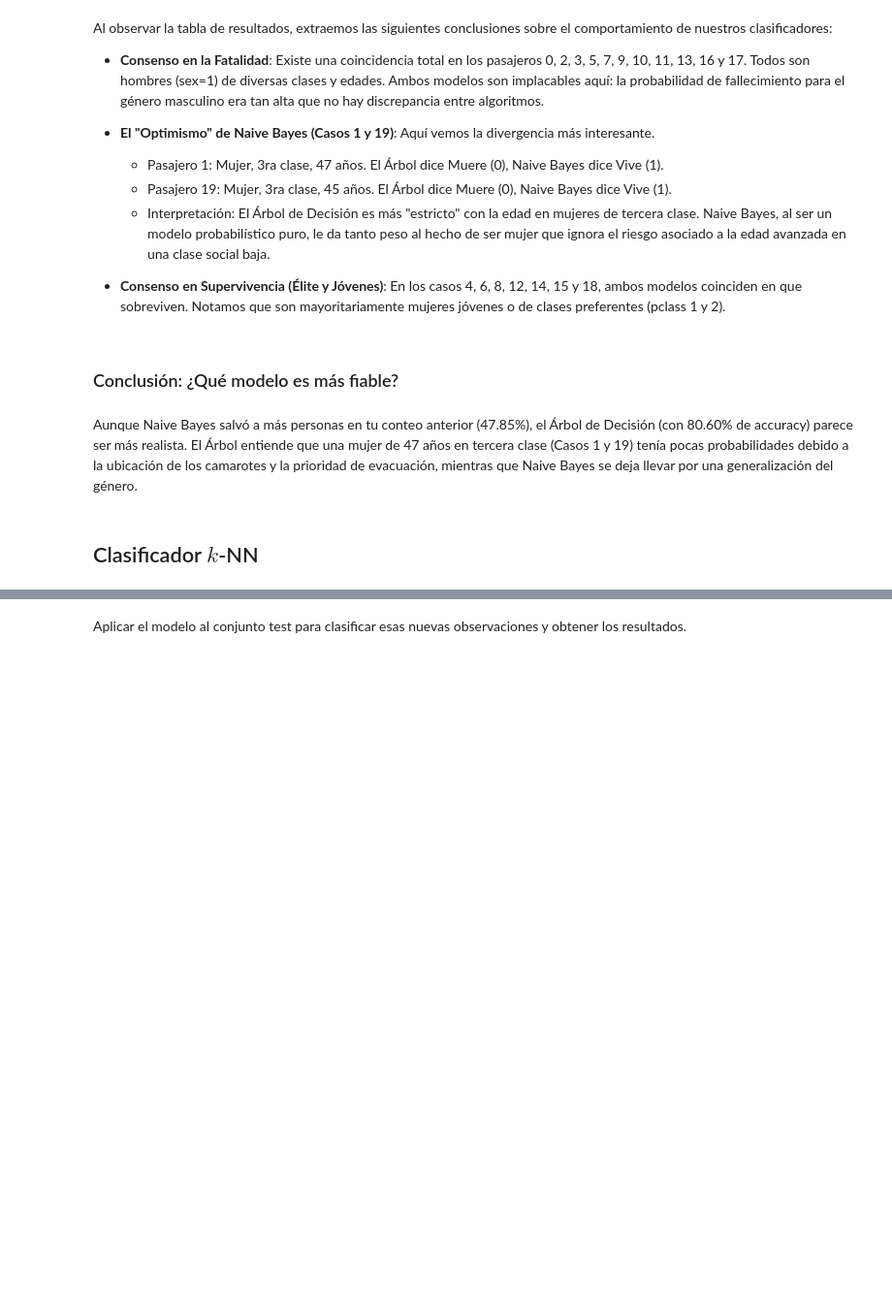
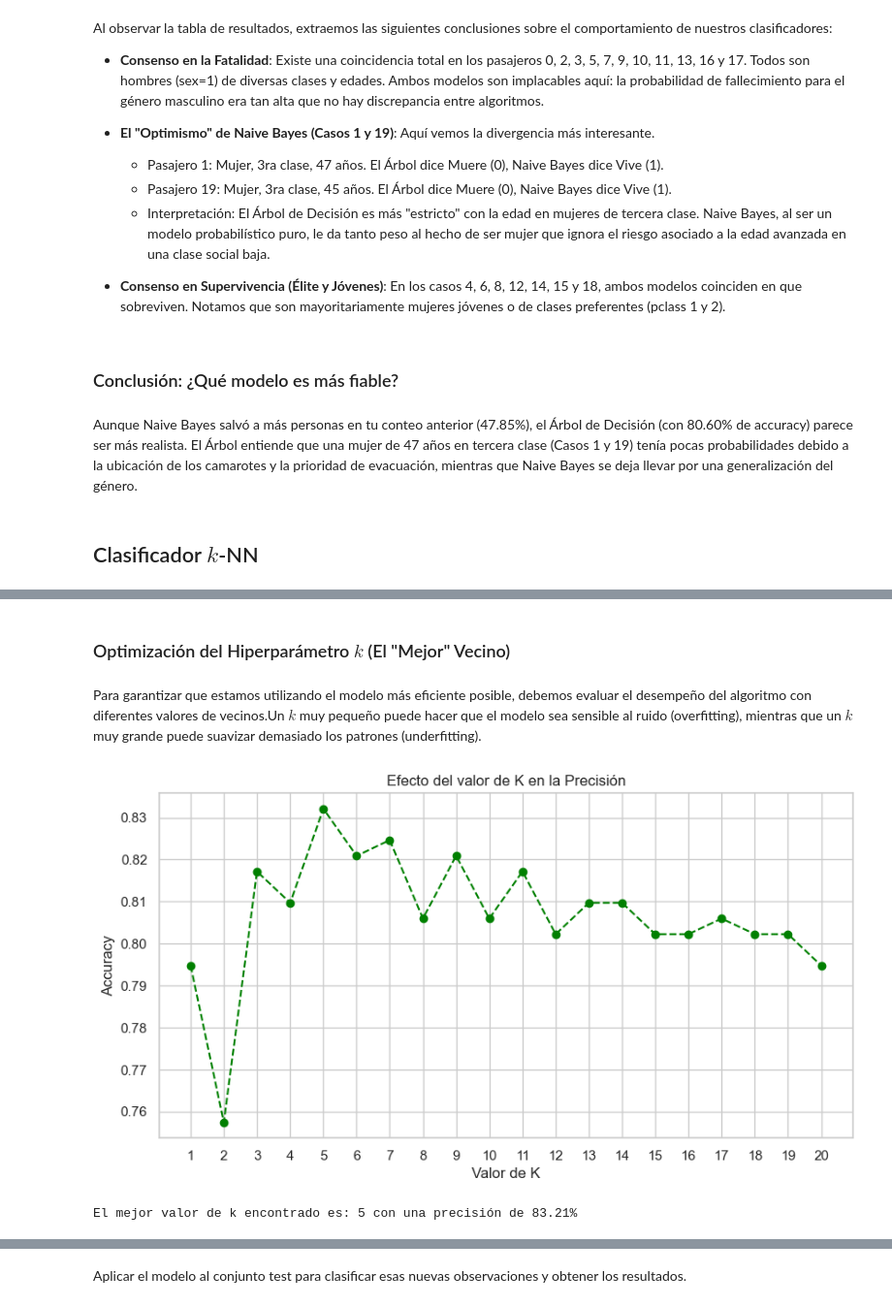
Before and after one commit to duvan1026/Titanic_Big_Data, a Jupyter notebook: ABD_CastroBautistaDuvanDario.ipynb, the cells around one changed output, grey strips where cells are left out. Shown at 97% size. Drawn from its saved outputs; the diff is of its cells as text; code cells hidden in the pictures; blank space fills up the shorter version.

```diff
--- a/ABD_CastroBautistaDuvanDario.ipynb
+++ b/ABD_CastroBautistaDuvanDario.ipynb
@@ -2359,0 +2353,32 @@ Obtener el error cometido al clasificar:
+# %% [markdown]
+### Optimización del Hiperparámetro $k$ (El "Mejor" Vecino)
+# %% [markdown]
+Para garantizar que estamos utilizando el modelo más eficiente posible, debemos evaluar el desempeño del algoritmo con diferentes valores de vecinos.Un $k$ muy pequeño puede hacer que el modelo sea sensible al ruido (overfitting), mientras que un $k$ muy grande puede suavizar demasiado los patrones (underfitting).
+# %%
+import numpy as np
+
+# 1. Probar valores de k del 1 al 20
+rango_k = range(1, 21)
+scores = []
+
+for k in rango_k:
+    knn = KNeighborsClassifier(n_neighbors=k)
+    knn.fit(X_train, Y_train)
+    scores.append(knn.score(X_test, Y_test))
+
+# 2. Visualizar la curva de precisión
+plt.figure(figsize=(10, 5))
+plt.plot(rango_k, scores, marker='o', linestyle='--', color='green')
+plt.title('Efecto del valor de K en la Precisión')
+plt.xlabel('Valor de K')
+plt.ylabel('Accuracy')
+plt.xticks(rango_k)
+plt.grid(True)
+plt.show()
+
+# 3. Identificar el mejor k
+k_optimo = rango_k[np.argmax(scores)]
+print(f"El mejor valor de k encontrado es: {k_optimo} con una precisión de {max(scores):.2%}")
+# %% [output]
+[figure, added]
+El mejor valor de k encontrado es: 5 con una precisión de 83.21%
```
Also changed, not shown: parts of 21 cells of this notebook.
